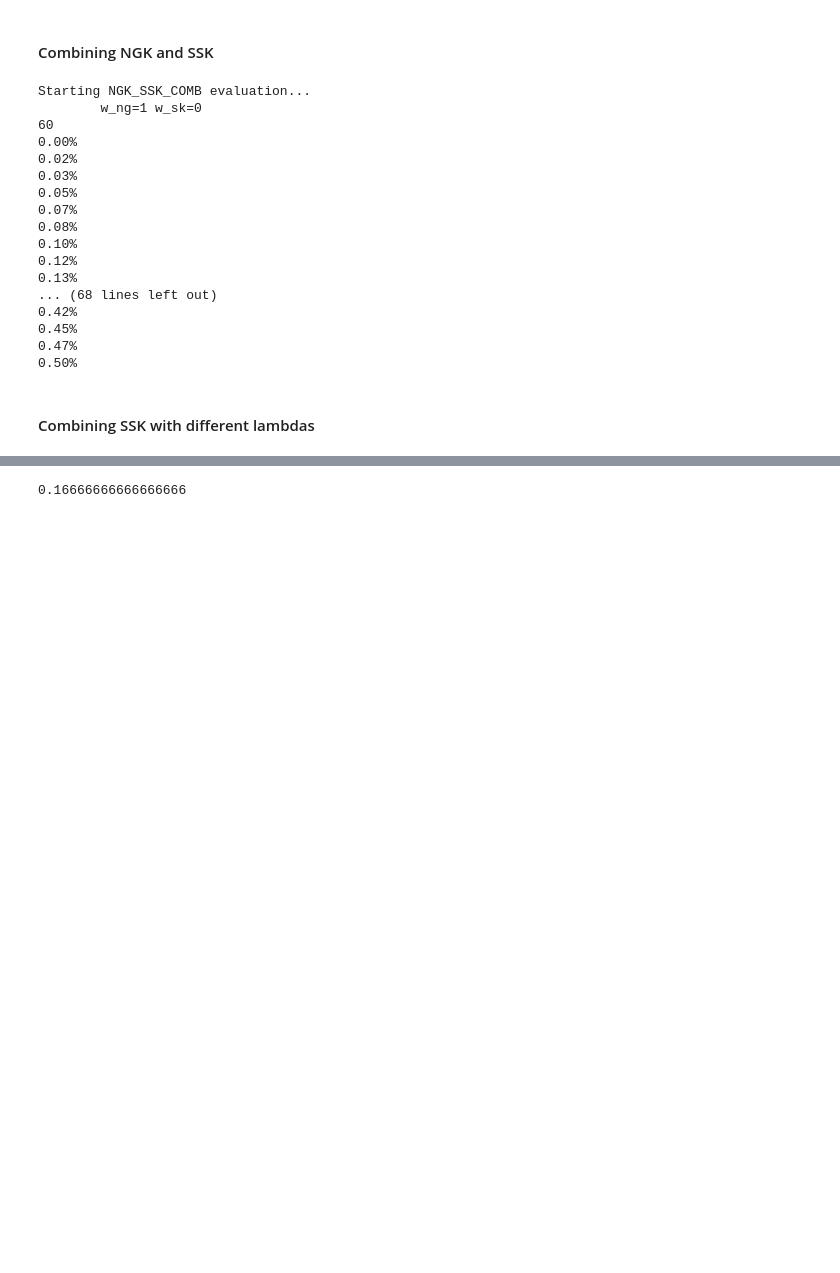
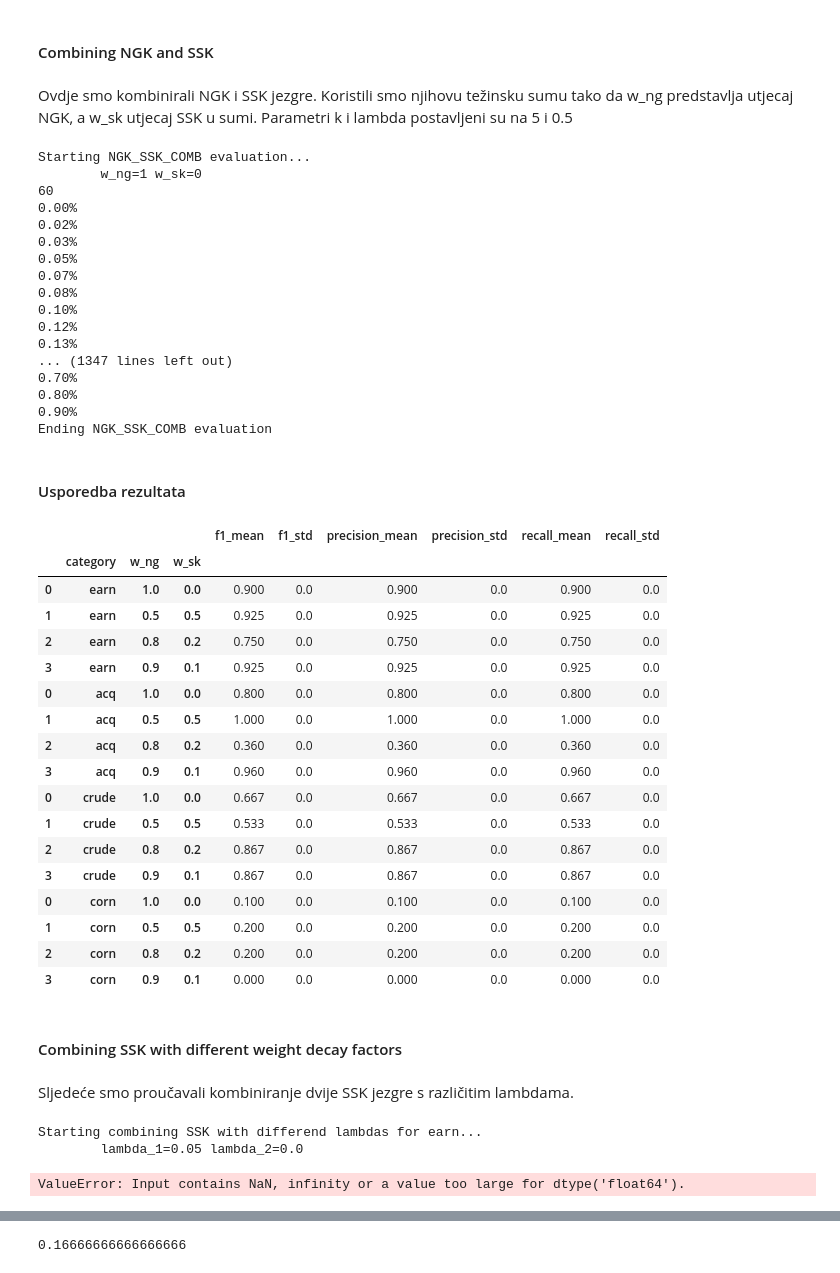
Before and after one commit to majajuric/UUZOP-Text-Classification-using-String-Kernels, a Jupyter notebook: Replikacija rezultata.ipynb, the cells around one changed output, grey strips where cells are left out. Saved outputs shown, nothing was run; the diff lists cells and outputs as text; code cells hidden in the pictures; blank space fills up the shorter version.

Commit message:
ne radi kombiniranje s lambdama

```diff
--- a/Replikacija rezultata.ipynb
+++ b/Replikacija rezultata.ipynb
@@ -642,5 +628,7 @@ display(rezultat)
 # %% [markdown]
 #### Combining NGK and SSK
+# %% [markdown]
+Ovdje smo kombinirali NGK i SSK jezgre. Koristili smo njihovu težinsku sumu tako da w_ng predstavlja utjecaj NGK, a w_sk utjecaj SSK u sumi. Parametri k i lambda postavljeni su na 5 i 0.5
 # %%
 k = 5
 lambd = 0.5
@@ -720,21 +712,13 @@ def evaluation_for_combining_ngk_and_ssk():
     combining_ngk_and_ssk = pd.DataFrame(rezultat, columns=["category", "w_ng", "w_sk", "f1_mean", "f1_std", "precision_mean", "precision_std", "recall_mean", "recall_std"])
     combining_ngk_and_ssk.to_csv("combining_ngk_and_ssk.csv")
 
-    rezultat = NGK_SSK_comb_evaluation("earn")
-    combining_ngk_and_ssk = pd.DataFrame(rezultat, columns=["category", "w_ng", "w_sk", "f1_mean", "f1_std", "precision_mean", "precision_std", "recall_mean", "recall_std"])
-    combining_ngk_and_ssk.to_csv("combining_ngk_and_ssk.csv", mode='a', header=False)
+    rezultat = NGK_SSK_comb_evaluation("earn", "combining_ngk_and_ssk.csv")
 
-    rezultat = NGK_SSK_comb_evaluation("acq")
-    combining_ngk_and_ssk = pd.DataFrame(rezultat, columns=["category", "w_ng", "w_sk", "f1_mean", "f1_std", "precision_mean", "precision_std", "recall_mean", "recall_std"])
-    combining_ngk_and_ssk.to_csv("combining_ngk_and_ssk.csv", mode='a', header=False)
+    rezultat = NGK_SSK_comb_evaluation("acq", "combining_ngk_and_ssk.csv")
 
-    rezultat = NGK_SSK_comb_evaluation("crude")
-    combining_ngk_and_ssk = pd.DataFrame(rezultat, columns=["category", "w_ng", "w_sk", "f1_mean", "f1_std", "precision_mean", "precision_std", "recall_mean", "recall_std"])
-    combining_ngk_and_ssk.to_csv("combining_ngk_and_ssk.csv", mode='a', header=False)
+    rezultat = NGK_SSK_comb_evaluation("crude", "combining_ngk_and_ssk.csv")
 
-    rezultat = NGK_SSK_comb_evaluation("corn")
-    combining_ngk_and_ssk = pd.DataFrame(rezultat, columns=["category", "w_ng", "w_sk", "f1_mean", "f1_std", "precision_mean", "precision_std", "recall_mean", "recall_std"])
-    combining_ngk_and_ssk.to_csv("combining_ngk_and_ssk.csv", mode='a', header=False)
+    rezultat = NGK_SSK_comb_evaluation("corn", "combining_ngk_and_ssk.csv")
 
 evaluation_for_combining_ngk_and_ssk()
 # %% [output]
@@ -750,13 +734,39 @@ Starting NGK_SSK_COMB evaluation...
 0.10%
 0.12%
 0.13%
-... (68 lines left out)
-0.42%
-0.45%
-0.47%
-0.50%
+... (1347 lines left out)
+0.70%
+0.80%
+0.90%
+Ending NGK_SSK_COMB evaluation
+# %% [markdown]
+#### Usporedba rezultata
+# %%
+rezultat = pd.read_csv("combining_ngk_and_ssk.csv", index_col=[0, 1, 2, 3])
+display(rezultat)
+# %% [output]
+|  |  |  |  | f1_mean | f1_std | precision_mean | precision_std | recall_mean | recall_std |
+|  | category | w_ng | w_sk |  |  |  |  |  |  |
+| 0 | earn | 1.0 | 0.0 | 0.900 | 0.0 | 0.900 | 0.0 | 0.900 | 0.0 |
+| 1 | earn | 0.5 | 0.5 | 0.925 | 0.0 | 0.925 | 0.0 | 0.925 | 0.0 |
+| 2 | earn | 0.8 | 0.2 | 0.750 | 0.0 | 0.750 | 0.0 | 0.750 | 0.0 |
+| 3 | earn | 0.9 | 0.1 | 0.925 | 0.0 | 0.925 | 0.0 | 0.925 | 0.0 |
+| 0 | acq | 1.0 | 0.0 | 0.800 | 0.0 | 0.800 | 0.0 | 0.800 | 0.0 |
+| 1 | acq | 0.5 | 0.5 | 1.000 | 0.0 | 1.000 | 0.0 | 1.000 | 0.0 |
+| 2 | acq | 0.8 | 0.2 | 0.360 | 0.0 | 0.360 | 0.0 | 0.360 | 0.0 |
+| 3 | acq | 0.9 | 0.1 | 0.960 | 0.0 | 0.960 | 0.0 | 0.960 | 0.0 |
+| 0 | crude | 1.0 | 0.0 | 0.667 | 0.0 | 0.667 | 0.0 | 0.667 | 0.0 |
+| 1 | crude | 0.5 | 0.5 | 0.533 | 0.0 | 0.533 | 0.0 | 0.533 | 0.0 |
+| 2 | crude | 0.8 | 0.2 | 0.867 | 0.0 | 0.867 | 0.0 | 0.867 | 0.0 |
+| 3 | crude | 0.9 | 0.1 | 0.867 | 0.0 | 0.867 | 0.0 | 0.867 | 0.0 |
+| 0 | corn | 1.0 | 0.0 | 0.100 | 0.0 | 0.100 | 0.0 | 0.100 | 0.0 |
+| 1 | corn | 0.5 | 0.5 | 0.200 | 0.0 | 0.200 | 0.0 | 0.200 | 0.0 |
+| 2 | corn | 0.8 | 0.2 | 0.200 | 0.0 | 0.200 | 0.0 | 0.200 | 0.0 |
+| 3 | corn | 0.9 | 0.1 | 0.000 | 0.0 | 0.000 | 0.0 | 0.000 | 0.0 |
 # %% [markdown]
-#### Combining SSK with different lambdas
+#### Combining SSK with different weight decay factors
+# %% [markdown]
+Sljedeće smo proučavali kombiniranje dvije SSK jezgre s različitim lambdama.
 # %%
 def SSK_lambda_comb_evaluation(category):
     rezultat_lista = []
@@ -824,23 +842,27 @@ def SSK_lambda_comb_evaluation(category):
 # %%
 def evaluation_for_combining_lambda_ssk():
     rezultat = []
-    combininig_lambda_ssk = pd.DataFrame(rezultat, columns=["category", "lambda_1", "lambda_2", "f1_mean", "f1_std", "precision_mean", "precision_std", "recall_mean", "recall_std"])
-    combininig_lambda_ssk.to_csv("combininig_lambda_ssk.csv")
+    combining_lambda_ssk = pd.DataFrame(rezultat, columns=["category", "lambda_1", "lambda_2", "f1_mean", "f1_std", "precision_mean", "precision_std", "recall_mean", "recall_std"])
+    combining_lambda_ssk.to_csv("combining_lambda_ssk.csv")
 
     rezultat = SSK_lambda_comb_evaluation("earn")
-    combininig_lambda_ssk = pd.DataFrame(rezultat, columns=["category", "w_ng", "w_sk", "f1_mean", "f1_std", "precision_mean", "precision_std", "recall_mean", "recall_std"])
-    combininig_lambda_ssk.to_csv("combininig_lambda_ssk.csv", mode='a', header=False)
+    combining_lambda_ssk = pd.DataFrame(rezultat, columns=["category", "w_ng", "w_sk", "f1_mean", "f1_std", "precision_mean", "precision_std", "recall_mean", "recall_std"])
+    combining_lambda_ssk.to_csv("combining_lambda_ssk.csv", mode='a', header=False)
 
     rezultat = SSK_lambda_comb_evaluation("acq")
-    combininig_lambda_ssk = pd.DataFrame(rezultat, columns=["category", "w_ng", "w_sk", "f1_mean", "f1_std", "precision_mean", "precision_std", "recall_mean", "recall_std"])
-    combininig_lambda_ssk.to_csv("combininig_lambda_ssk.csv", mode='a', header=False)
+    combining_lambda_ssk = pd.DataFrame(rezultat, columns=["category", "w_ng", "w_sk", "f1_mean", "f1_std", "precision_mean", "precision_std", "recall_mean", "recall_std"])
+    combining_lambda_ssk.to_csv("combining_lambda_ssk.csv", mode='a', header=False)
 
     rezultat = SSK_lambda_comb_evaluation("crude")
-    combininig_lambda_ssk = pd.DataFrame(rezultat, columns=["category", "w_ng", "w_sk", "f1_mean", "f1_std", "precision_mean", "precision_std", "recall_mean", "recall_std"])
-    combininig_lambda_ssk.to_csv("combininig_lambda_ssk.csv", mode='a', header=False)
+    combining_lambda_ssk = pd.DataFrame(rezultat, columns=["category", "w_ng", "w_sk", "f1_mean", "f1_std", "precision_mean", "precision_std", "recall_mean", "recall_std"])
+    combining_lambda_ssk.to_csv("combining_lambda_ssk.csv", mode='a', header=False)
 
     rezultat = SSK_lambda_comb_evaluation("corn")
-    combininig_lambda_ssk = pd.DataFrame(rezultat, columns=["category", "w_ng", "w_sk", "f1_mean", "f1_std", "precision_mean", "precision_std", "recall_mean", "recall_std"])
-    combininig_lambda_ssk.to_csv("combininig_lambda_ssk.csv", mode='a', header=False)
+    combining_lambda_ssk = pd.DataFrame(rezultat, columns=["category", "w_ng", "w_sk", "f1_mean", "f1_std", "precision_mean", "precision_std", "recall_mean", "recall_std"])
+    combining_lambda_ssk.to_csv("combining_lambda_ssk.csv", mode='a', header=False)
 
 evaluation_for_combining_lambda_ssk()
+# %% [output]
+Starting combining SSK with differend lambdas for earn...
+        lambda_1=0.05 lambda_2=0.0
+ValueError: Input contains NaN, infinity or a value too large for dtype('float64').
```
Also changed, not shown: parts of 51 cells of this notebook, 7 other files.
